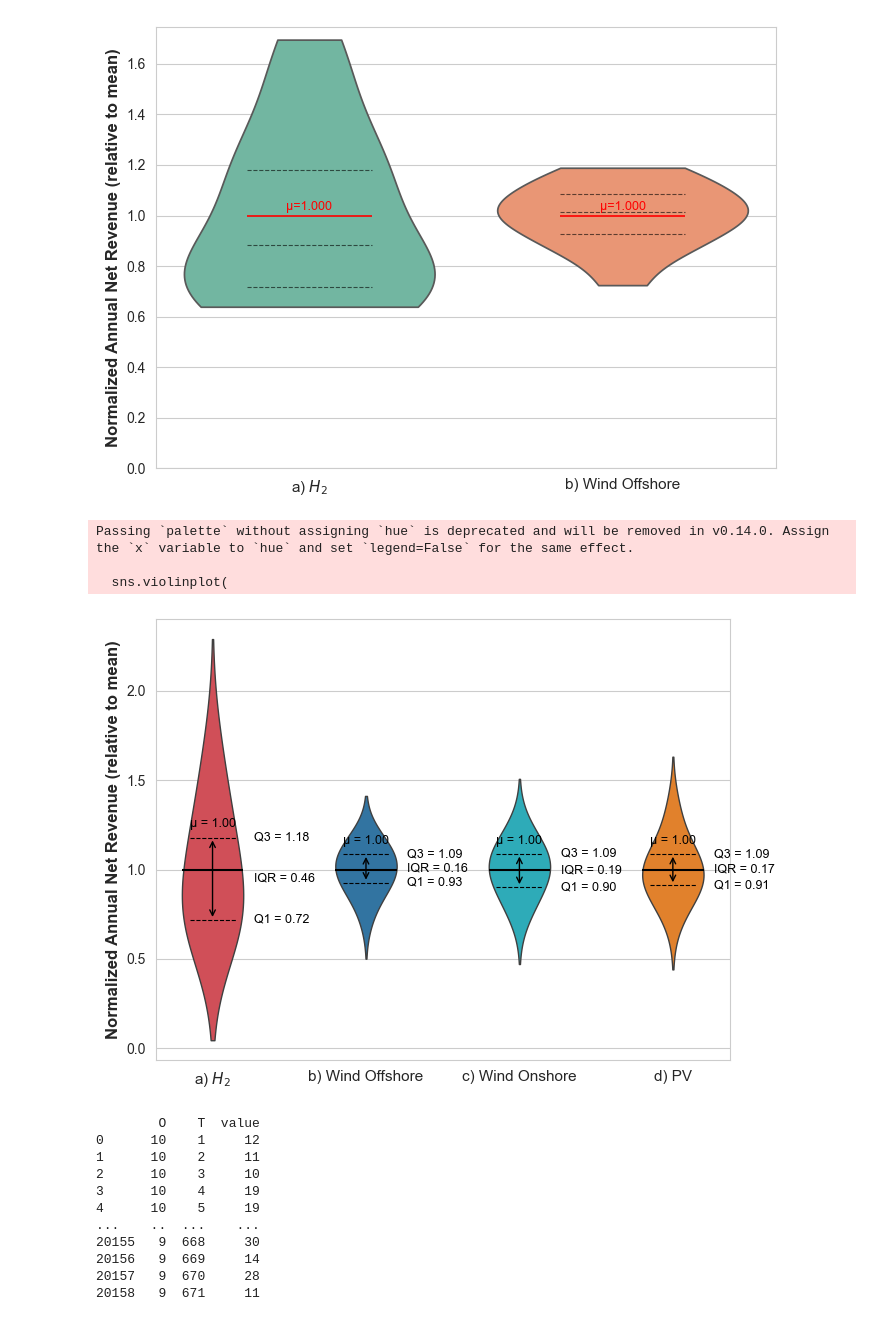
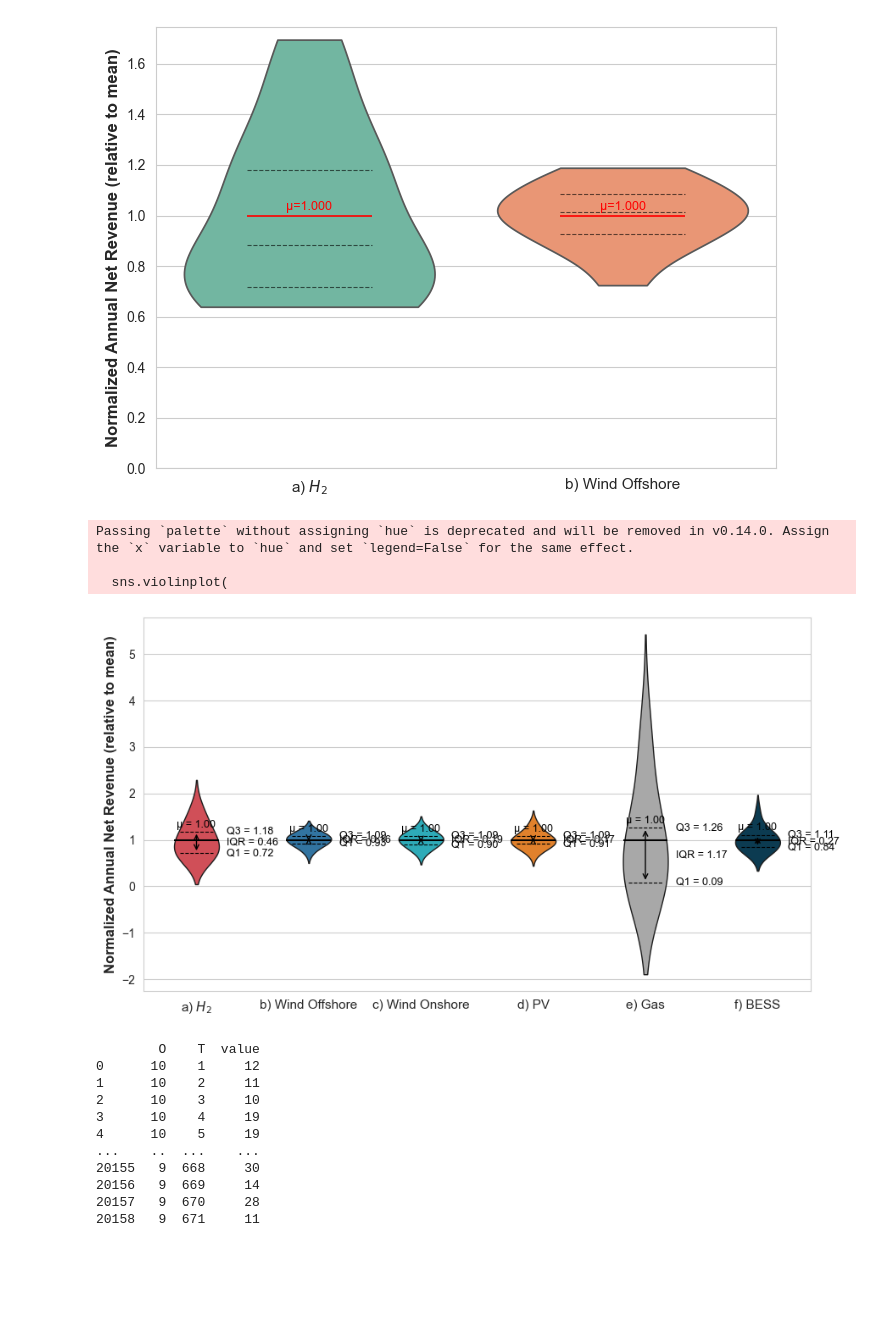
Before and after one commit to Andreas-Makrides-ICL/msc-thesis-incomplete-markets-LDES, a Jupyter notebook: models/Comparison_central_planner_ADMM/plotting_results.ipynb, the cells around one changed output. Saved outputs shown, nothing was run; the diff lists cells and outputs as text; code cells hidden in the pictures; blank space fills up the shorter version.

```diff
--- a/models/Comparison_central_planner_ADMM/plotting_results.ipynb
+++ b/models/Comparison_central_planner_ADMM/plotting_results.ipynb
@@ -1511,34 +1511,78 @@ pv_revenue = [
     21389868.1
 ]
 
+gas_revenue = [
+    1.5911400586624794e7,
+    4.027167001648055e7,
+    1.1372735611777306e6,
+    1.2900932211750947e7,
+    731478.7816373184,
+    1.5677495195902176e6,
+    1.3302888402892396e7,
+    764369.0440078154,
+    9.131226842962597e6,
+    9.701774160717532e6,
+    652432.398808226,
+    911422.0936854631,
+    4.763277474064108e6,
+    3.3087464462166585e7,
+    2.9026609797722273e7
+]
+
+bess_revenue = [
+    5.553270057998465e6,
+    5.841978707730084e6,
+    4.1205131667567464e6,
+    4.841816557309693e6,
+    4.205918516463605e6,
+    3.507748517927688e6,
+    5.280191461208627e6,
+    3.8381634870530716e6,
+    5.264652075614263e6,
+    4.877843936378861e6,
+    4.063884898891248e6,
+    4.372118064339865e6,
+    3.9901711526757064e6,
+    7.725518133621426e6,
+    5.675414536429983e6
+]
+
 
 # === Installed capacity (MW) ===
 ldes_capacity_mw = 1.51
 wind_capacity_mw = 89.50
 wind_on = 49.73
 pvcap = 143.86
+gascap = 47.52
+besscap = 19.92
 
 # === Normalize revenue per MW ===
 ldes_revenue_per_mw = [r / ldes_capacity_mw for r in ldes_revenue]
-wind_revenue_per_mw = [r * 1.475859063 / wind_capacity_mw for r in wind_offshore_revenue]
+wind_revenue_per_mw = [r  / wind_capacity_mw for r in wind_offshore_revenue] #* 1.475859063
 wind_on_revenue_per_mw = [r / wind_on for r in wind_onshore_revenue]
 pv_revenue_per_mw = [r / pvcap for r in pv_revenue]
+gas_revenue_per_mw = [r / gascap for r in gas_revenue]
+bess_revenue_per_mw = [r / besscap for r in bess_revenue]
 
 # === Normalize each tech by its own mean ===
 ldes_mean = np.mean(ldes_revenue_per_mw)
 wind_mean = np.mean(wind_revenue_per_mw)
 wind_on_mean = np.mean(wind_on_revenue_per_mw)
 pv_mean = np.mean(pv_revenue_per_mw)
+gas_mean = np.mean(gas_revenue_per_mw)
+bess_mean = np.mean(bess_revenue_per_mw)
 
 ldes_normalized = [r / ldes_mean for r in ldes_revenue_per_mw]
 wind_normalized = [r / wind_mean for r in wind_revenue_per_mw]
 wind_on_normalized = [r / wind_on_mean for r in wind_on_revenue_per_mw]
 pv_normalized = [r / pv_mean for r in pv_revenue_per_mw]
+gas_normalized = [r / gas_mean for r in gas_revenue_per_mw]
+bess_normalized = [r / bess_mean for r in bess_revenue_per_mw]
 
 # === Combine ===
 data = pd.DataFrame({
-    'Technology': ['$H_{2}$'] * 15 + ['Wind Offshore'] * 15 + ['Wind Onshore']*15 + ['PV']*15,
-    'Normalized Revenue': ldes_normalized + wind_normalized + wind_on_normalized + pv_normalized
+    'Technology': ['$H_{2}$'] * 15 + ['Wind Offshore'] * 15 + ['Wind Onshore']*15 + ['PV']*15 + ['Gas']*15 + ['BESS']*15,
+    'Normalized Revenue': ldes_normalized + wind_normalized + wind_on_normalized + pv_normalized + gas_normalized + bess_normalized
 })
 
 # === Plot ===
@@ -1546,10 +1590,12 @@ palette = {
     '$H_{2}$': '#e63946',         # greenish
     'Wind Offshore': '#1f77b4',   # orange
     'Wind Onshore': '#17becf',    # blue
-    'PV': '#ff7f0e'               # pink
+    'PV': '#ff7f0e',               # pink
+    'Gas': '#a8a8a8',
+    'BESS': '#003f5c'
 }
 
-fig, ax = plt.subplots(figsize=(7, 5))
+fig, ax = plt.subplots(figsize=(9, 5))
 sns.violinplot(
     data=data,
     x="Technology",
@@ -1564,7 +1610,7 @@ sns.violinplot(
 )
 
 # --- Add clean stats ---
-for i, tech in enumerate(['$H_{2}$', 'Wind Offshore','Wind Onshore','PV']):
+for i, tech in enumerate(['$H_{2}$', 'Wind Offshore','Wind Onshore','PV', 'Gas', 'BESS']):
     values = data[data['Technology'] == tech]['Normalized Revenue']
     mean = values.mean()
     q25 = values.quantile(0.25)
@@ -1577,35 +1623,35 @@ for i, tech in enumerate(['$H_{2}$', 'Wind Offshore','Wind Onshore','PV']):
 
     # IQR arrow
     ax.annotate(
         '', xy=(i, q75), xytext=(i, q25),
         arrowprops=dict(arrowstyle='<->', color='black', lw=1),
         annotation_clip=False
     )
 
     # === Adjusted label positions ===
     offset = 0.27  # space to the right of violin
     ax.text(i + offset, q25, f"Q1 = {q25:.2f}", fontsize=9, va='center', ha='left', color='black')
     ax.text(i + offset, q75, f"Q3 = {q75:.2f}", fontsize=9, va='center', ha='left', color='black')
     ax.text(i, q75+0.04, f"μ = {mean:.2f}", fontsize=9, va='bottom', ha='center', color='black')
     ax.text(i + offset, (q25 + q75) / 2, f"IQR = {q75 - q25:.2f}",
             fontsize=9, va='center', ha='left', color='black')
 
 
 # === Labels and formatting ===
 ax.set_ylabel("Normalized Annual Net Revenue (relative to mean)", fontsize=12, fontweight='bold')
 ax.set_xlabel("")
-ax.set_xticklabels(['a) $H_{2}$', 'b) Wind Offshore', 'c) Wind Onshore', 'd) PV'], fontsize=11)
+ax.set_xticklabels(['a) $H_{2}$', 'b) Wind Offshore', 'c) Wind Onshore', 'd) PV', 'e) Gas', 'f) BESS'], fontsize=11)
 #plt.ylim(0.6, 1.7)
 plt.tight_layout()
 
 # === Show / Save ===
 plt.show()
 # fig.savefig("clean_violin_final.png", dpi=400, bbox_inches='tight')
 # %% [output]
 Passing `palette` without assigning `hue` is deprecated and will be removed in v0.14.0. Assign the `x` variable to `hue` and set `legend=False` for the same effect.
 
   sns.violinplot(
-[figure, old version]
+[figure, new version]
 # %%
 import pandas as pd
 import matplotlib.pyplot as plt
```
